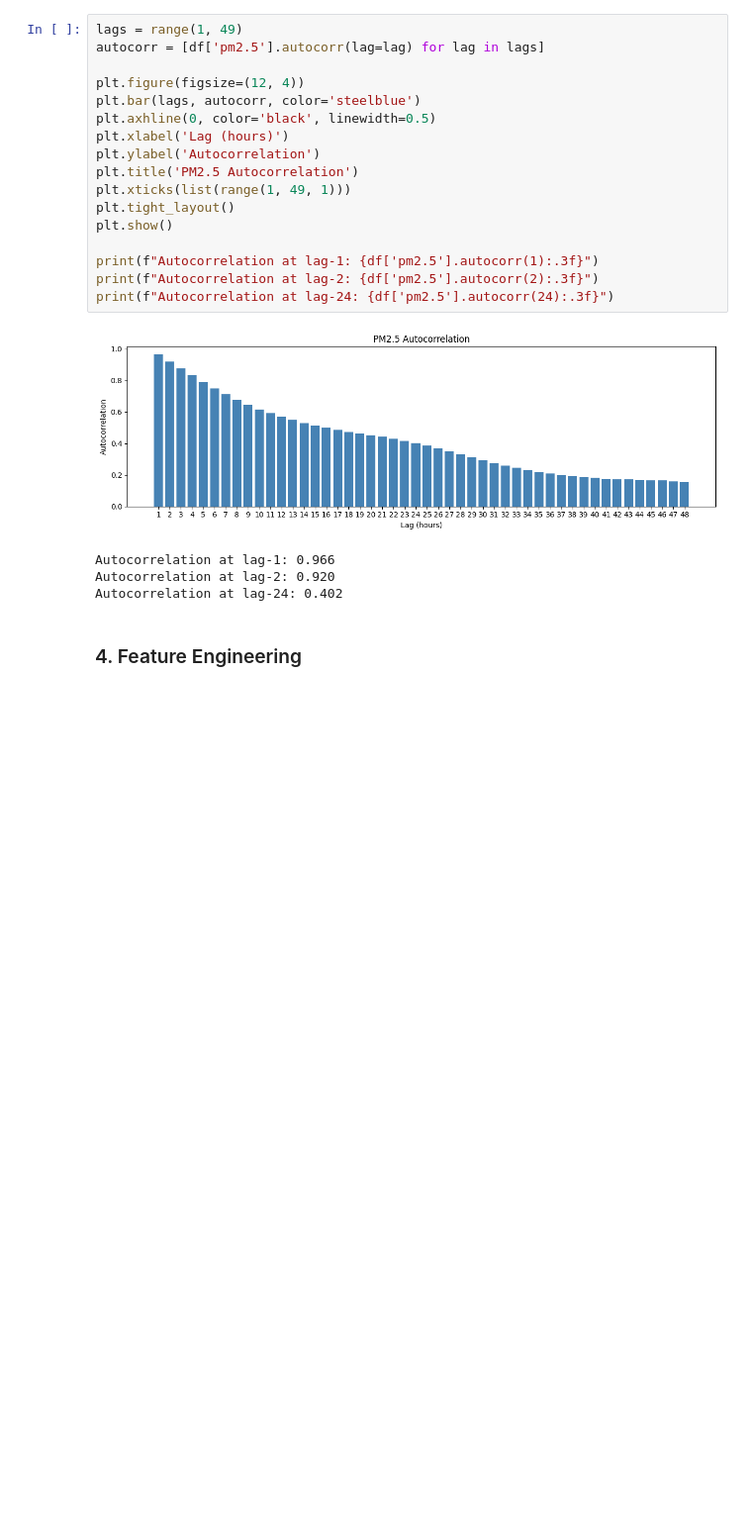
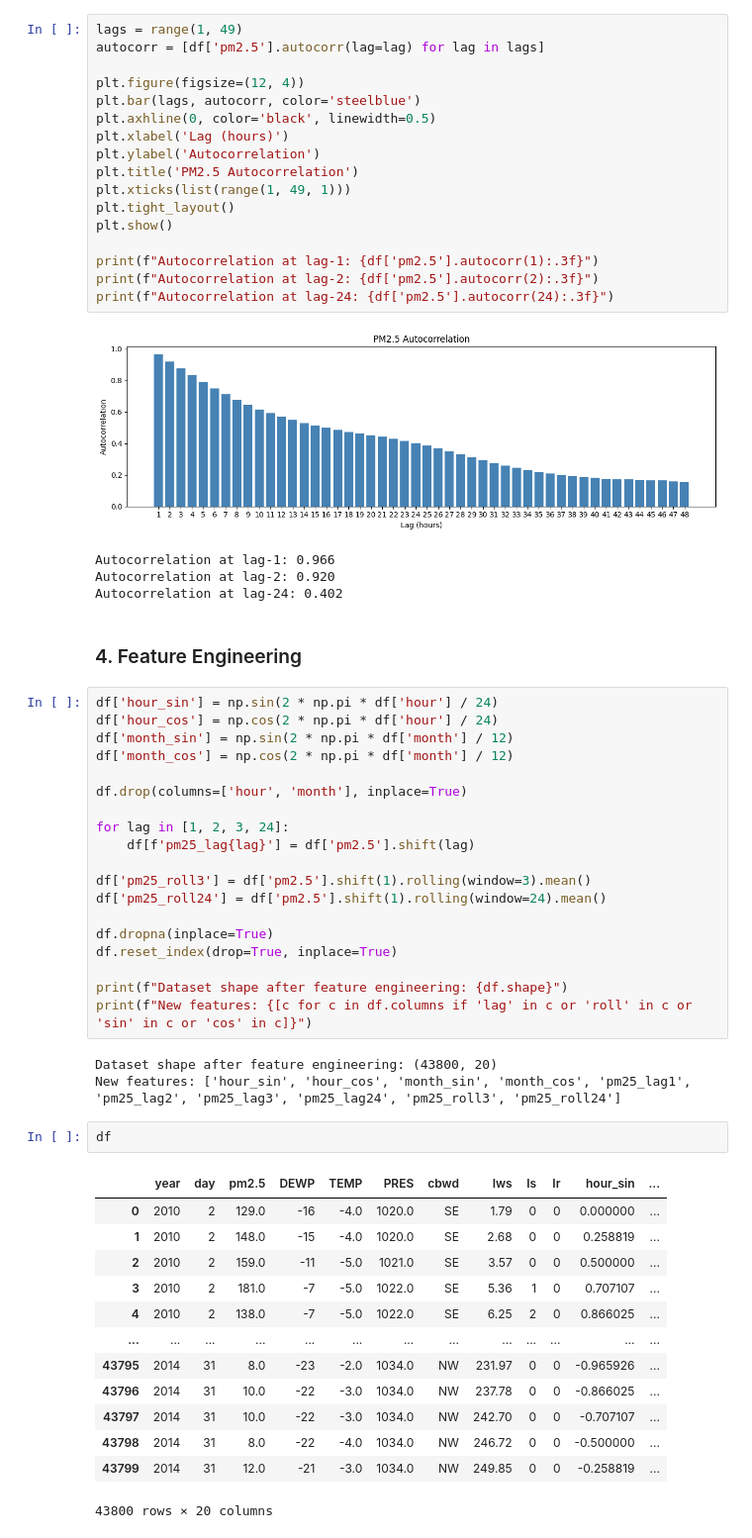
Before and after one commit to PranavPhatak/Air-Quality-Prediction-using-ANN, a Jupyter notebook: main1.ipynb, the cells around one changed output. Shown at 99% size. Drawn from its saved outputs; the diff is of its cells as text; blank space fills up the shorter version.

```diff
--- a/main1.ipynb
+++ b/main1.ipynb
@@ -212,3 +212,41 @@ Autocorrelation at lag-2: 0.920
 Autocorrelation at lag-24: 0.402
 # %% [markdown]
 ### 4. Feature Engineering
+# %%
+df['hour_sin'] = np.sin(2 * np.pi * df['hour'] / 24)
+df['hour_cos'] = np.cos(2 * np.pi * df['hour'] / 24)
+df['month_sin'] = np.sin(2 * np.pi * df['month'] / 12)
+df['month_cos'] = np.cos(2 * np.pi * df['month'] / 12)
+
+df.drop(columns=['hour', 'month'], inplace=True)
+
+for lag in [1, 2, 3, 24]:
+    df[f'pm25_lag{lag}'] = df['pm2.5'].shift(lag)
+
+df['pm25_roll3'] = df['pm2.5'].shift(1).rolling(window=3).mean()
+df['pm25_roll24'] = df['pm2.5'].shift(1).rolling(window=24).mean()
+
+df.dropna(inplace=True)
+df.reset_index(drop=True, inplace=True)
+
+print(f"Dataset shape after feature engineering: {df.shape}")
+print(f"New features: {[c for c in df.columns if 'lag' in c or 'roll' in c or 'sin' in c or 'cos' in c]}")
+# %% [output]
+Dataset shape after feature engineering: (43800, 20)
+New features: ['hour_sin', 'hour_cos', 'month_sin', 'month_cos', 'pm25_lag1', 'pm25_lag2', 'pm25_lag3', 'pm25_lag24', 'pm25_roll3', 'pm25_roll24']
+# %%
+df
+# %% [output]
+|  | year | day | pm2.5 | DEWP | TEMP | PRES | cbwd | Iws | Is | Ir | hour_sin | ... |
+| 0 | 2010 | 2 | 129.0 | -16 | -4.0 | 1020.0 | SE | 1.79 | 0 | 0 | 0.000000 | ... |
+| 1 | 2010 | 2 | 148.0 | -15 | -4.0 | 1020.0 | SE | 2.68 | 0 | 0 | 0.258819 | ... |
+| 2 | 2010 | 2 | 159.0 | -11 | -5.0 | 1021.0 | SE | 3.57 | 0 | 0 | 0.500000 | ... |
+| 3 | 2010 | 2 | 181.0 | -7 | -5.0 | 1022.0 | SE | 5.36 | 1 | 0 | 0.707107 | ... |
+| 4 | 2010 | 2 | 138.0 | -7 | -5.0 | 1022.0 | SE | 6.25 | 2 | 0 | 0.866025 | ... |
+| ... | ... | ... | ... | ... | ... | ... | ... | ... | ... | ... | ... | ... |
+| 43795 | 2014 | 31 | 8.0 | -23 | -2.0 | 1034.0 | NW | 231.97 | 0 | 0 | -0.965926 | ... |
+| 43796 | 2014 | 31 | 10.0 | -22 | -3.0 | 1034.0 | NW | 237.78 | 0 | 0 | -0.866025 | ... |
+| 43797 | 2014 | 31 | 10.0 | -22 | -3.0 | 1034.0 | NW | 242.70 | 0 | 0 | -0.707107 | ... |
+| 43798 | 2014 | 31 | 8.0 | -22 | -4.0 | 1034.0 | NW | 246.72 | 0 | 0 | -0.500000 | ... |
+| 43799 | 2014 | 31 | 12.0 | -21 | -3.0 | 1034.0 | NW | 249.85 | 0 | 0 | -0.258819 | ... |
+43800 rows × 20 columns
```
